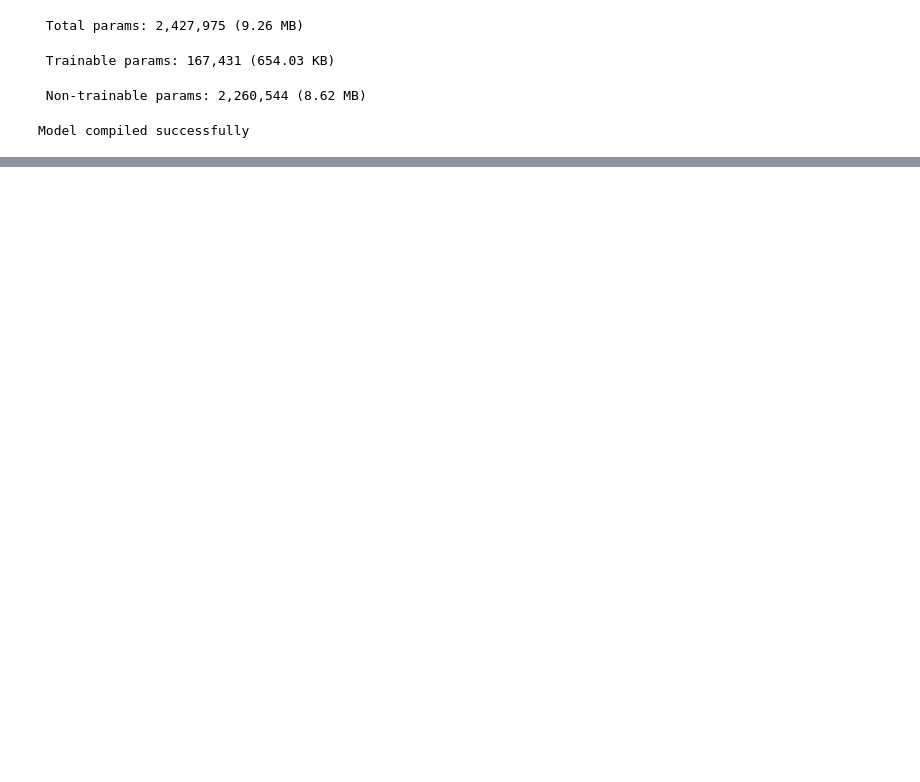
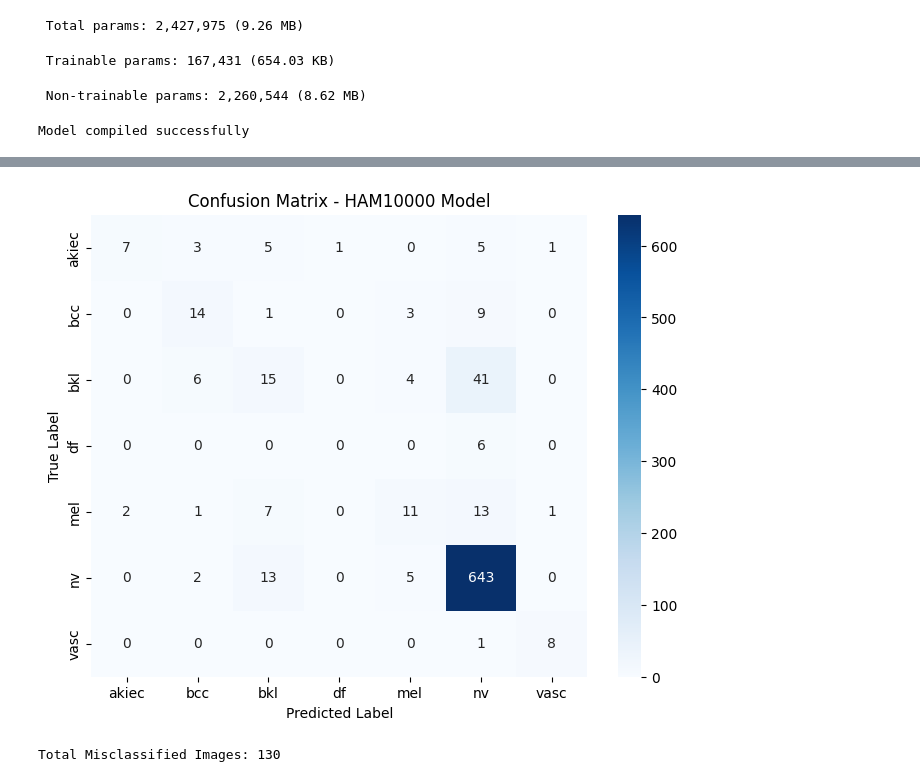
Before and after one commit to RenukaSiriwardhana/Skin-Cancer-Detection--DermaVision, a Jupyter notebook: notebooks/Implementation2.ipynb, the cells around one changed output, grey strips where cells are left out. Drawn from its saved outputs; the diff is of its cells as text; code cells hidden in the pictures; blank space fills up the shorter version.

```diff
--- a/notebooks/Implementation2.ipynb
+++ b/notebooks/Implementation2.ipynb
@@ -272,0 +319,7 @@ Training completed
+# %%
+y_pred_probabilities = model.predict(test_generator)
+
+y_pred = np.argmax(y_pred_probabilities, axis=1)
+
+y_test_labels = test_generator.classes
+class_names = list(test_generator.class_indices.keys())
@@ -272,0 +352,5 @@ Training completed
+# %%
+cm = confusion_matrix(y_test_labels, y_pred)
+
+print("Confusion Matrix:")
+print(cm)
@@ -272,0 +366,25 @@ Training completed
+# %%
+plt.figure(figsize=(8,6))
+
+sns.heatmap(
+    cm,
+    annot=True,
+    fmt='d',
+    cmap='Blues',
+    xticklabels=class_names,
+    yticklabels=class_names
+)
+
+plt.xlabel("Predicted Label")
+plt.ylabel("True Label")
+plt.title("Confusion Matrix - HAM10000 Model")
+
+plt.show()
+# %% [output]
+[figure, added]
+# %%
+misclassified = np.where(y_test_labels != y_pred)[0]
+
+print("Total Misclassified Images:", len(misclassified))
+# %% [output]
+Total Misclassified Images: 130
```
Also changed, not shown: parts of 14 cells of this notebook.
